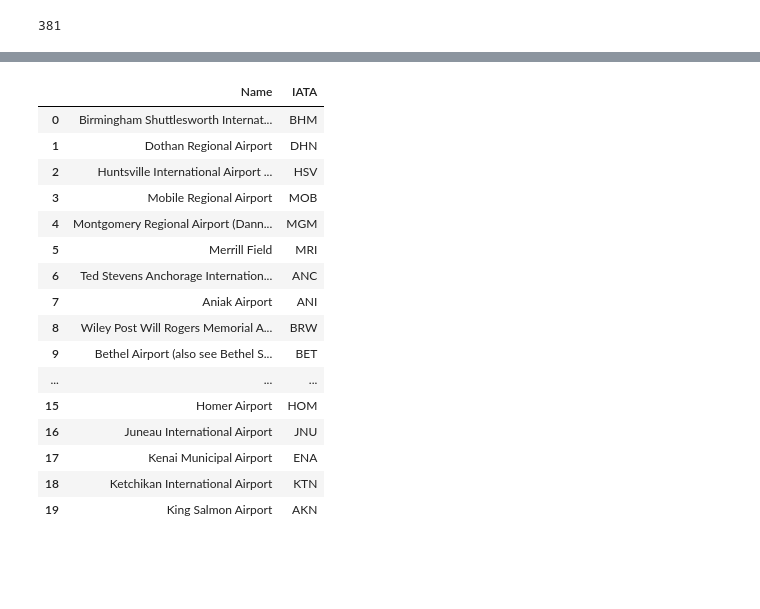
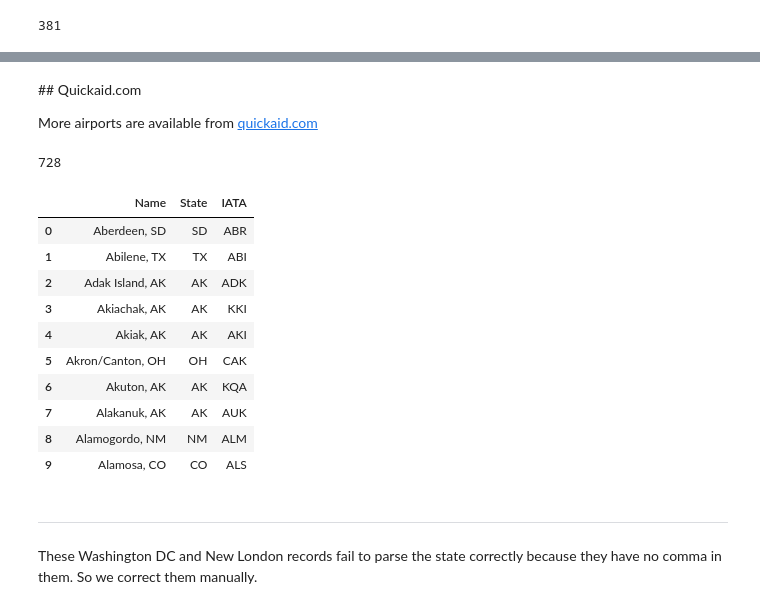
Before and after one commit to Project-Ellie/home-in-time, a Jupyter notebook: 00_Collateral_Data.ipynb, the cells around one changed output, grey strips where cells are left out. Saved outputs shown, nothing was run; the diff lists cells and outputs as text; code cells hidden in the pictures; blank space fills up the shorter version.

```diff
--- a/00_Collateral_Data.ipynb
+++ b/00_Collateral_Data.ipynb
@@ -32,22 +45,39 @@ len(data)
+# %% [markdown]
+## Quickaid.com
+
+More airports are available from [quickaid.com](http://quickaid.com/usa-airport-codes/#USM)
+# %%
+url='http://quickaid.com/usa-airport-codes/'
+response = get(url)
+html_soup = BeautifulSoup(response.text, 'html.parser')
+# %%
+def parse(soup):
+    for ul in soup.find_all('ul')[2:25]:
+        for li in ul.find_all('li'):
+            text=li.text.encode('ascii', 'ignore')
+            comma = text.find(',')
+            yield[ text[:-5].strip(), text[comma+2:comma+4], text[-4:-1]]
+
+res = list(parse(html_soup))
+len(res)
+# %% [output]
+728
 # %%
-df = pd.DataFrame(data, columns=["Name", "IATA"])
+airports_pd = pd.DataFrame(parse(html_soup), columns=["Name", "State", "IATA"])
-# %%
-df[:20]
-# %% [output]
-|  | Name | IATA |
-| 0 | Birmingham Shuttlesworth Internat... | BHM |
-| 1 | Dothan Regional Airport | DHN |
-| 2 | Huntsville International Airport ... | HSV |
-| 3 | Mobile Regional Airport | MOB |
-| 4 | Montgomery Regional Airport (Dann... | MGM |
-| 5 | Merrill Field | MRI |
-| 6 | Ted Stevens Anchorage Internation... | ANC |
-| 7 | Aniak Airport | ANI |
-| 8 | Wiley Post Will Rogers Memorial A... | BRW |
-| 9 | Bethel Airport (also see Bethel S... | BET |
-| ... | ... | ... |
-| 15 | Homer Airport | HOM |
-| 16 | Juneau International Airport | JNU |
-| 17 | Kenai Municipal Airport | ENA |
-| 18 | Ketchikan International Airport | KTN |
-| 19 | King Salmon Airport | AKN |
+# %%
+airports_pd[:10]
+# %% [output]
+|  | Name | State | IATA |
+| 0 | Aberdeen, SD | SD | ABR |
+| 1 | Abilene, TX | TX | ABI |
+| 2 | Adak Island, AK | AK | ADK |
+| 3 | Akiachak, AK | AK | KKI |
+| 4 | Akiak, AK | AK | AKI |
+| 5 | Akron/Canton, OH | OH | CAK |
+| 6 | Akuton, AK | AK | KQA |
+| 7 | Alakanuk, AK | AK | AUK |
+| 8 | Alamogordo, NM | NM | ALM |
+| 9 | Alamosa, CO | CO | ALS |
+# %% [markdown]
+---
+These Washington DC and New London records fail to parse the state correctly because they have no comma in them. So we correct them manually.
```
Also changed, not shown: parts of 33 cells of this notebook, 1 other file.
